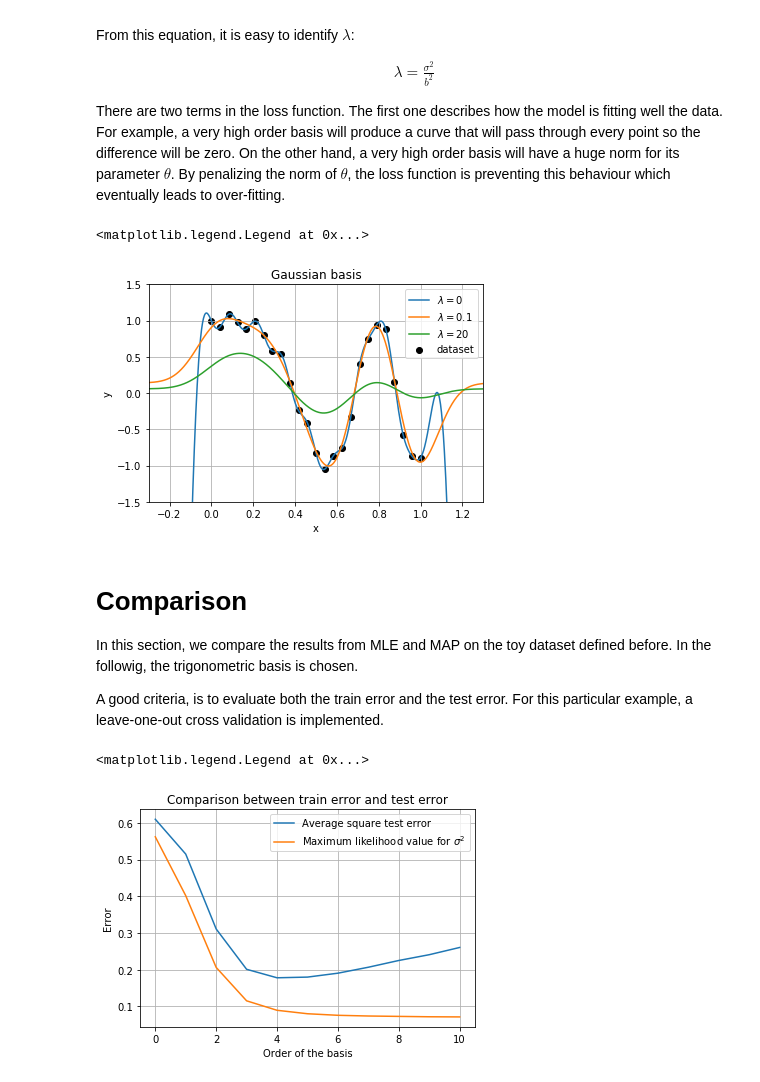
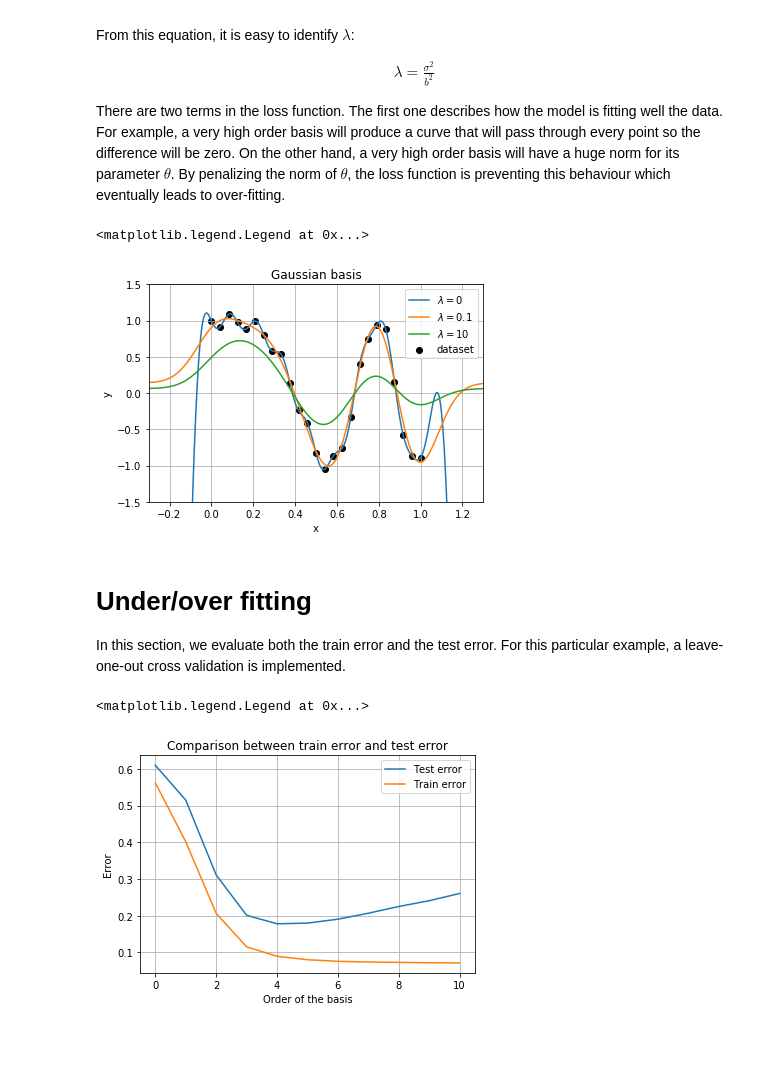
Before and after one commit to StaffG/MLE-MAP, a Jupyter notebook: MLE-MAP.ipynb, the cells around one changed output. Cells and saved outputs as stored; diff of their text form; code cells hidden in the pictures; blank space fills up the shorter version.

```diff
--- a/MLE-MAP.ipynb
+++ b/MLE-MAP.ipynb
@@ -292,16 +295,25 @@ From this equation, it is easy to identify $\lambda$:
 There are two terms in the loss function. The first one describes how the model is fitting well the data. For example, a very high order basis will produce a curve that will pass through every point so the difference will be zero. On the other hand, a very high order basis will have a huge norm for its parameter $\theta$. By penalizing the norm of $\theta$, the loss function is preventing this behaviour which eventually leads to over-fitting.
 # %%
 def teta_regu(lamb, n, X, Y, kernel):
-    return np.dot(np.dot(np.linalg.inv(np.dot(phi_mat(n, X, kernel).T, phi_mat(n, X, kernel))+lamb*np.eye(n+1)), phi_mat(n, X, kernel).T), Y)
+    size=n+1
+    if kernel==2:
+        size=2*n+1
+    return np.dot(np.dot(np.linalg.inv(np.dot(phi_mat(n, X, kernel).T, phi_mat(n, X, kernel)) + lamb*np.eye(size)), phi_mat(n, X, kernel).T), Y)
 
 def y_out_regu(lamb, n, x_test, X, Y, kernel):
     return np.dot(phi_mat(n, x_test, kernel), teta_regu(lamb, n, X, Y, kernel))
+
+def teta(n, X, Y, kernel):
+    return np.dot(np.dot(np.linalg.inv(np.dot(phi_mat(n, X, kernel).T, phi_mat(n, X, kernel))), phi_mat(n, X, kernel).T), Y)
+
+def y_out(n, x_test, X, Y, kernel):
+    return np.dot(phi_mat(n, x_test, kernel), teta(n, X, Y, kernel))
 # %%
 plt.scatter(X,Y, color="black", label="dataset")
 plt.axis((-0.3,1.3,-1.5,1.5))
 plt.plot(x_test,y_out_regu(0, 20, x_test, X, Y, 3), label="$\lambda=0$")
 plt.plot(x_test,y_out_regu(0.1, 20, x_test, X, Y, 3), label="$\lambda=0.1$")
-plt.plot(x_test,y_out_regu(20, 20, x_test, X, Y, 3), label="$\lambda=20$")
+plt.plot(x_test,y_out_regu(10, 20, x_test, X, Y, 3), label="$\lambda=10$")
 plt.xlabel("x")
 plt.ylabel("y")
 plt.title("Gaussian basis")
@@ -309,14 +321,12 @@ plt.grid()
 plt.legend()
 # %% [output]
 <matplotlib.legend.Legend at 0x...>
-[figure, old version]
+[figure, new version]
 # %% [markdown]
-# Comparison
-In this section, we compare the results from MLE and MAP on the toy dataset defined before. In the followig, the trigonometric basis is chosen.
-
-A good criteria, is to evaluate both the train error and the test error. For this particular example, a leave-one-out cross validation is implemented.
+# Under/over fitting
+In this section, we evaluate both the train error and the test error. For this particular example, a leave-one-out cross validation is implemented.
 # %%
-def CV_unique(n, X, Y, kernel): #leave-one-out CV
+def CV_unique(n, X, Y, kernel, lamb): #leave-one-out CV
     y_result=np.array([])
     for i in range(len(X)):
         X_red=np.array([])
@@ -325,7 +335,7 @@ def CV_unique(n, X, Y, kernel): #leave-one-out CV
             if j!=i:
                 X_red=np.append(X_red, X[j])
                 Y_red=np.append(Y_red, Y[j])
-        y_result=np.append(y_result, y_out(n, X[i], X_red, Y_red, kernel))
+        y_result=np.append(y_result, y_out_regu(lamb, n, X[i], X_red, Y_red, kernel))
     return y_result
 
 def compute_mean(A, B):
@@ -335,28 +345,28 @@ def compute_mean(A, B):
     somme/=len(A)
     return somme
 
-def boucle_sigma_square(a, b, X, Y, kernel):
+def boucle_sigma_square(a, b, X, Y, kernel, lamb=0):
     sigma=np.array([])
     for i in range(a, b+1):
-        sigma=np.append(sigma, compute_mean(y_out(i, X, X, Y, kernel), Y))
+        sigma=np.append(sigma, compute_mean(y_out_regu(lamb, i, X, X, Y, kernel), Y))
     return sigma
 
-def boucle_CV(a, b, X, Y, kernel):
+def boucle_CV(a, b, X, Y, kernel, lamb=0):
     all_mean=np.array([])
     for i in range(a, b+1):
-        all_mean=np.append(all_mean, compute_mean(CV_unique(i, X, Y, kernel), Y))
+        all_mean=np.append(all_mean, compute_mean(CV_unique(i, X, Y, kernel, lamb), Y))
     return all_mean
-
-x_test = np.linspace(-1,1.3,1000)
 # %%
 d = 10
-plt.plot(np.arange(0,d+1,1), boucle_CV(0, d, X, Y, 2), label="Average square test error")
-plt.plot(np.arange(0,d+1,1), boucle_sigma_square(0, d, X, Y, 2), label="Maximum likelihood value for $\sigma^2$")
+ker = 2
+lamb = 0
+plt.plot(np.arange(0,d+1,1), boucle_CV(0, d, X, Y, ker, lamb), label="Test error")
+plt.plot(np.arange(0,d+1,1), boucle_sigma_square(0, d, X, Y, ker, lamb), label="Train error")
 plt.xlabel("Order of the basis")
 plt.ylabel("Error")
 plt.title("Comparison between train error and test error")
 plt.grid()
 plt.legend()
 # %% [output]
 <matplotlib.legend.Legend at 0x...>
-[figure, old version]
+[figure, new version]
```
Also changed, not shown: parts of 2 cells of this notebook.
